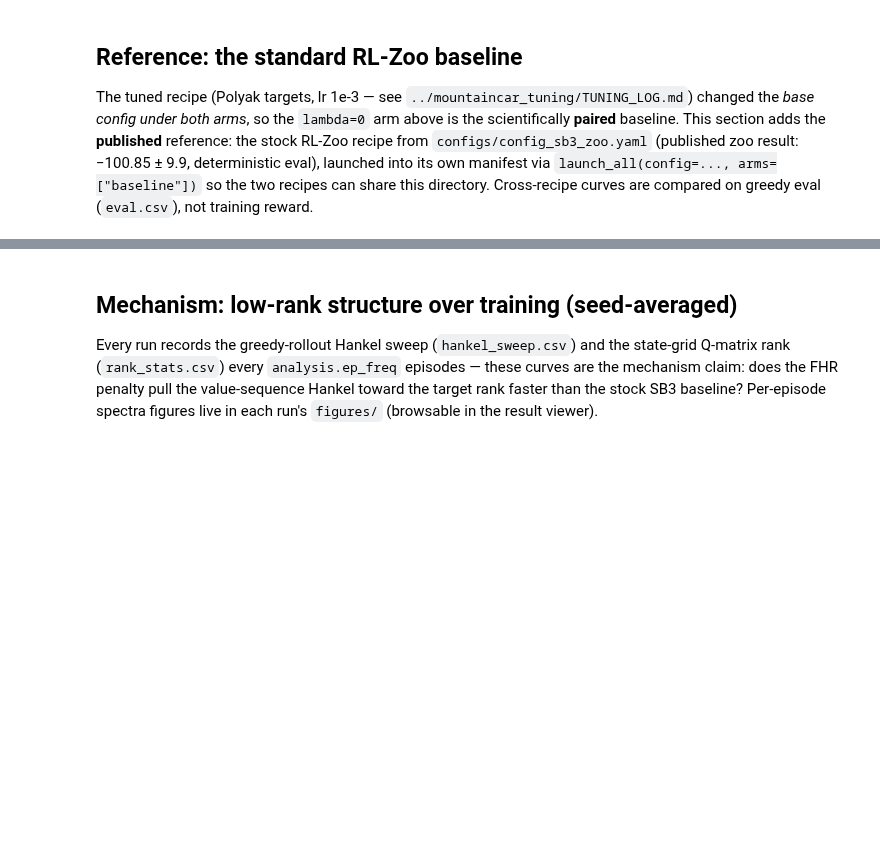
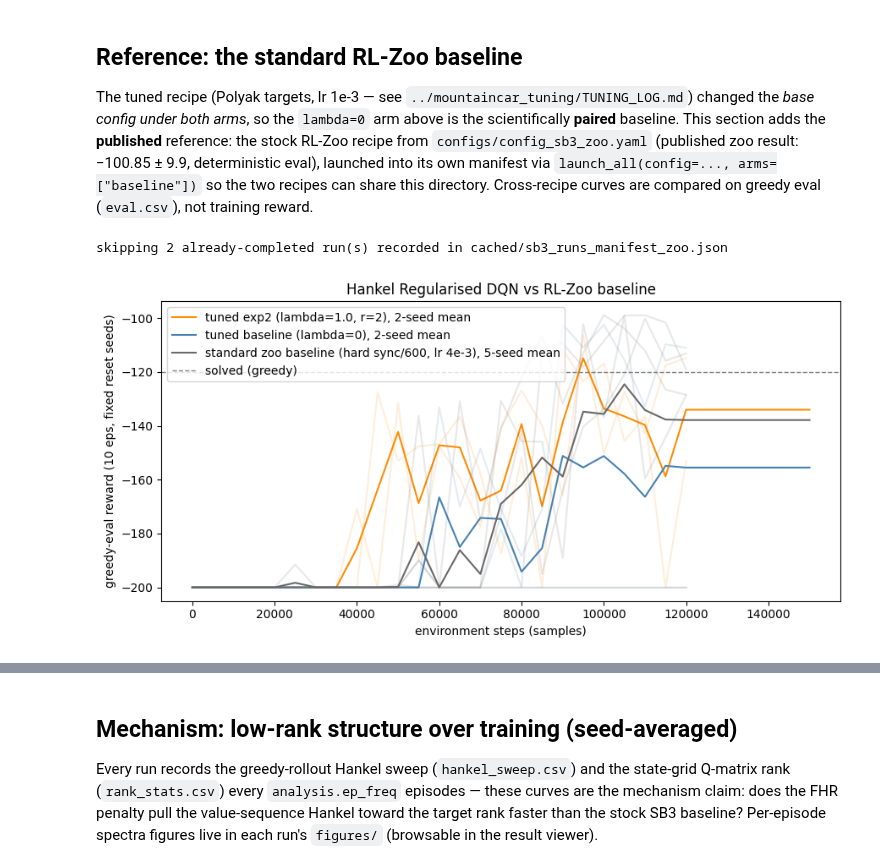
Before and after one commit to Souparna-Mandal/Low-Rank-RL-TL, a Jupyter notebook: stable_baselines_3/mountaincar/exp1_sb3_fhrdqn_compare.ipynb, the cells around one changed output, grey strips where cells are left out. Drawn from its saved outputs; the diff is of its cells as text; code cells hidden in the pictures; blank space fills up the shorter version.

```diff
--- a/stable_baselines_3/mountaincar/exp1_sb3_fhrdqn_compare.ipynb
+++ b/stable_baselines_3/mountaincar/exp1_sb3_fhrdqn_compare.ipynb
@@ -260,36 +261,39 @@ training reward.
 ZOO_CONFIG = "configs/config_sb3_zoo.yaml"
 launch_all(max_workers=6, config=ZOO_CONFIG, arms=["baseline"])
 runs_zoo = load_runs("baseline", config=ZOO_CONFIG)
 
 def eval_curve(run_dir):
     """eval.csv -> (env_steps, greedy mean reward). The deterministic-eval
     curve is the only measure comparable across recipes whose exploration
     floors differ (tuned and zoo both train with eps_final 0.07, but any
     cross-recipe claim should not ride on the training-reward noise)."""
     t = np.genfromtxt(pathlib.Path(run_dir) / "eval.csv", delimiter=",",
                       names=True, ndmin=1)
     return t["env_steps"], t["mean_reward"]
 
-BEST_FHR = ARMS_FHR[0]          # exp10 = the tuned lambda .5, r=2 headline arm
+BEST_FHR = ARMS_FHR[1]          # exp10 = the tuned lambda .5, r=2 headline arm
 GRID = np.arange(0, 150001, 5000)
 fig, ax = plt.subplots(figsize=(9, 4.5))
 for label, runs, color in [
         (f"tuned {arm_label(BEST_FHR)}", runs_by_arm[BEST_FHR], ARM_COLORS[BEST_FHR]),
         ("tuned baseline (lambda=0)", runs_base, "steelblue"),
         ("standard zoo baseline (hard sync/600, lr 4e-3)", runs_zoo, "dimgray")]:
     curves = [eval_curve(r["run_dir"]) for r in runs]
     for s, v in curves:
         ax.plot(s, v, color=color, alpha=0.15)
     # np.interp holds an early-stopped (solved) seed's last eval value forward
     m = np.mean([np.interp(GRID, s, v) for s, v in curves], axis=0)
     ax.plot(GRID, m, color=color, label=f"{label}, {len(curves)}-seed mean")
-ax.axhline(-110, ls="--", c="gray", lw=1, label="solved (greedy)")
+ax.axhline(-120, ls="--", c="gray", lw=1, label="solved (greedy)")
 ax.set_xlabel("environment steps (samples)")
 ax.set_ylabel("greedy-eval reward (10 eps, fixed reset seeds)")
-ax.set_title("Tuned recipe vs standard RL-Zoo baseline (deterministic eval)")
+ax.set_title("Hankel Regularised DQN vs RL-Zoo baseline")
 ax.legend()
 fig.tight_layout()
 save_and_show(fig, "zoo_reference_eval")
+# %% [output]
+skipping 2 already-completed run(s) recorded in cached/sb3_runs_manifest_zoo.json
+[figure, added]
 # %%
 # -- TD error over training --------------------------------------------------
 fig, ax = plt.subplots(figsize=(9, 4))
```
Also changed, not shown: parts of 11 cells of this notebook, 7 other files.
